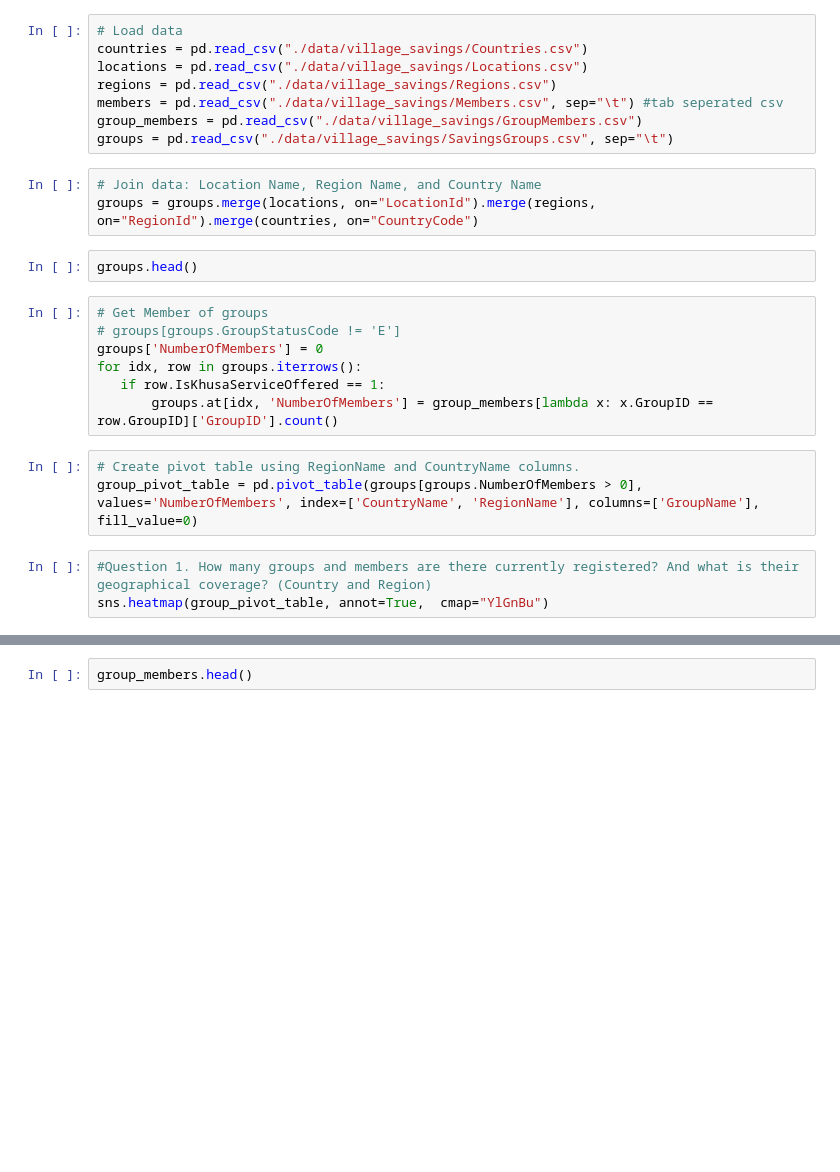
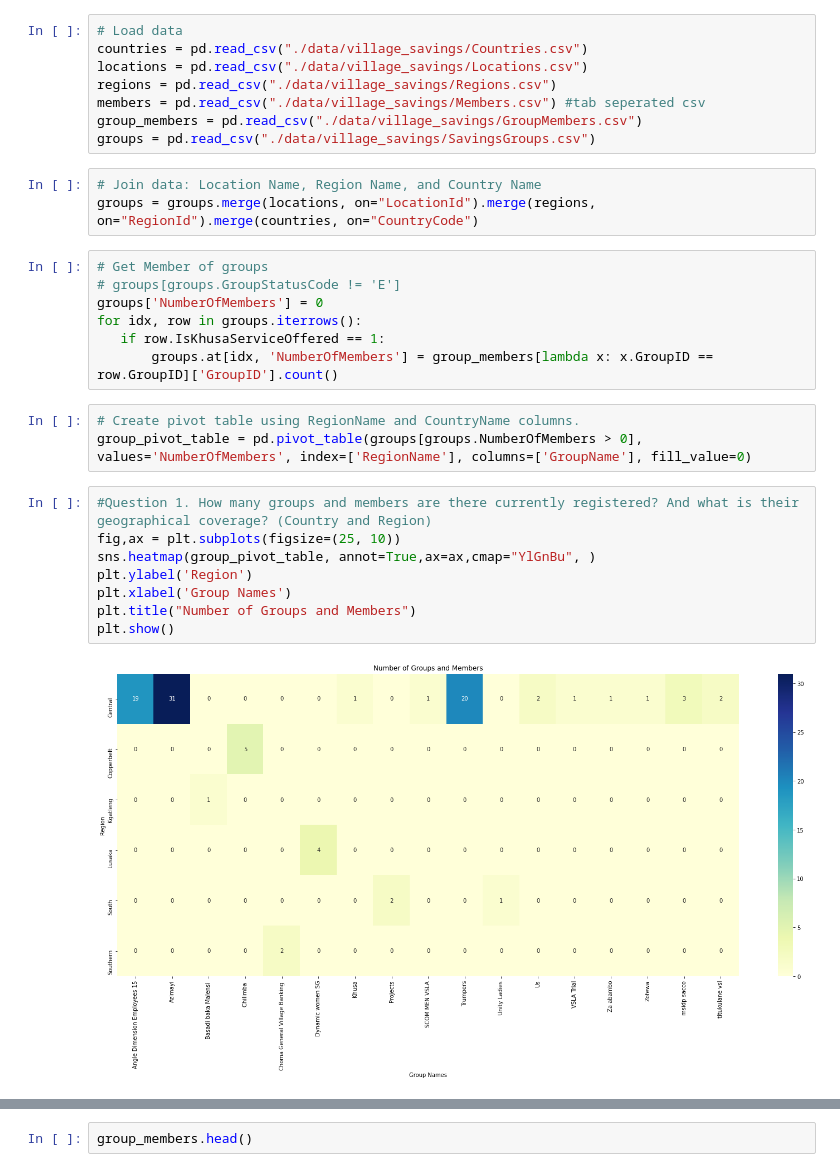
Before and after one commit to pike-msonda/adds_project, a Jupyter notebook: vsla.ipynb, the cells around one changed output, grey strips where cells are left out. Drawn from its saved outputs; the diff is of its cells as text; blank space fills up the shorter version.

Commit message:
updated data

```diff
--- a/vsla.ipynb
+++ b/vsla.ipynb
@@ -12,14 +11,12 @@ import matplotlib.pyplot as plt
 countries = pd.read_csv("./data/village_savings/Countries.csv")
 locations = pd.read_csv("./data/village_savings/Locations.csv")
 regions = pd.read_csv("./data/village_savings/Regions.csv")
-members = pd.read_csv("./data/village_savings/Members.csv", sep="\t") #tab seperated csv
+members = pd.read_csv("./data/village_savings/Members.csv") #tab seperated csv
 group_members = pd.read_csv("./data/village_savings/GroupMembers.csv")
-groups = pd.read_csv("./data/village_savings/SavingsGroups.csv", sep="\t")
+groups = pd.read_csv("./data/village_savings/SavingsGroups.csv")
 # %%
 # Join data: Location Name, Region Name, and Country Name
 groups = groups.merge(locations, on="LocationId").merge(regions, on="RegionId").merge(countries, on="CountryCode")
-# %%
-groups.head()
 # %%
 # Get Member of groups
 # groups[groups.GroupStatusCode != 'E']
@@ -29,7 +26,14 @@ for idx, row in groups.iterrows():
        groups.at[idx, 'NumberOfMembers'] = group_members[lambda x: x.GroupID == row.GroupID]['GroupID'].count()
 # %%
 # Create pivot table using RegionName and CountryName columns.
-group_pivot_table = pd.pivot_table(groups[groups.NumberOfMembers > 0], values='NumberOfMembers', index=['CountryName', 'RegionName'], columns=['GroupName'], fill_value=0)
+group_pivot_table = pd.pivot_table(groups[groups.NumberOfMembers > 0], values='NumberOfMembers', index=['RegionName'], columns=['GroupName'], fill_value=0)
 # %%
 #Question 1. How many groups and members are there currently registered? And what is their geographical coverage? (Country and Region)
-sns.heatmap(group_pivot_table, annot=True,  cmap="YlGnBu")
+fig,ax = plt.subplots(figsize=(25, 10))
+sns.heatmap(group_pivot_table, annot=True,ax=ax,cmap="YlGnBu", )
+plt.ylabel('Region')
+plt.xlabel('Group Names')
+plt.title("Number of Groups and Members")
+plt.show()
+# %% [output]
+[figure, added]
```
Also changed, not shown: parts of 18 cells of this notebook, 10 other files.
